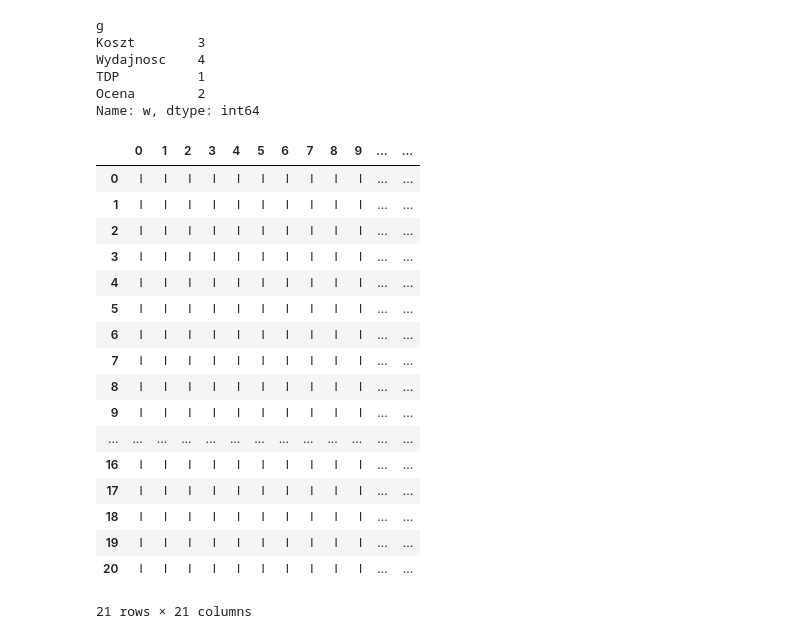
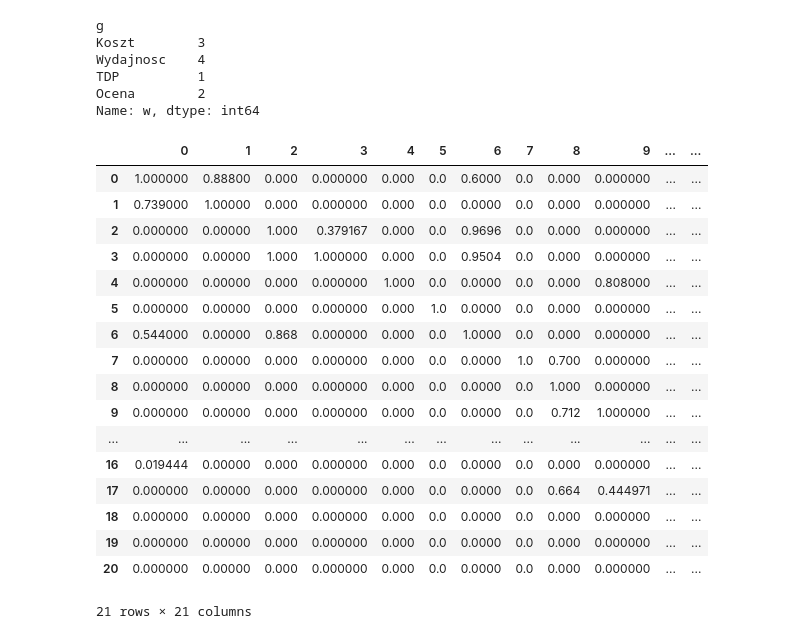
Before and after one commit to maciej-wieczorek/ai, a Jupyter notebook: ISWD/lab/proj2/proj2-elec.ipynb, the cells around one changed output. Cells and saved outputs as stored; diff of their text form; code cells hidden in the pictures.

```diff
--- a/ISWD/lab/proj2/proj2-elec.ipynb
+++ b/ISWD/lab/proj2/proj2-elec.ipynb
@@ -336,43 +336,59 @@ def comprehensive_concordance_i(item1, item2, g, pref_info):
         return marginal_concordance_index_cost(g_a, g_b, q_a, p_a)
     else:
         return marginal_concordance_index_gain(g_a, g_b, q_a, p_a)
+# %%
+def marginal_discordance_i(item1, item2, g, pref_info):
+    g_a = item1[g]
+    g_b = item2[g]
+    p_a = pref_info['p'][g]
+    v_a = pref_info['v'][g]
+    if pref_info['cost_or_gain'][g] == 'c':
+        return marginal_discordance_index_cost(g_a, g_b, p_a, v_a)
+    else:
+        return marginal_discordance_index_gain(g_a, g_b, p_a, v_a)
 # %%
-comp_table = []
+out_cred_table = []
 
 for i in range(len(dataset)):
     item1 = dataset.iloc[i]
     row = []
     for j in range(len(dataset)):
         item2 = dataset.iloc[j]
         C = 0
         W = 0
+        D = []
         for g in pref_info.index:
             w = pref_info['w'][g]
             ci = comprehensive_concordance_i(item1, item2, g, pref_info)
+            D.append(marginal_discordance_i(item1, item2, g, pref_info))
             C += w * ci
             W += w
         C /= W
-        row.append(result)
-    comp_table.append(row)
+        out_cred = C
+        for di in D:
+            if di > C:
+                out_cred *= (1-di)/(1-C)
+        row.append(out_cred)
+    out_cred_table.append(row)
 
-comp_df = pd.DataFrame(comp_table)
-comp_df
+out_cred_df = pd.DataFrame(out_cred_table)
+out_cred_df
 # %% [output]
 |  | 0 | 1 | 2 | 3 | 4 | 5 | 6 | 7 | 8 | 9 | ... | ... |
-| 0 | I | I | I | I | I | I | I | I | I | I | ... | ... |
-| 1 | I | I | I | I | I | I | I | I | I | I | ... | ... |
-| 2 | I | I | I | I | I | I | I | I | I | I | ... | ... |
-| 3 | I | I | I | I | I | I | I | I | I | I | ... | ... |
-| 4 | I | I | I | I | I | I | I | I | I | I | ... | ... |
-| 5 | I | I | I | I | I | I | I | I | I | I | ... | ... |
-| 6 | I | I | I | I | I | I | I | I | I | I | ... | ... |
-| 7 | I | I | I | I | I | I | I | I | I | I | ... | ... |
-| 8 | I | I | I | I | I | I | I | I | I | I | ... | ... |
-| 9 | I | I | I | I | I | I | I | I | I | I | ... | ... |
+| 0 | 1.000000 | 0.88800 | 0.000 | 0.000000 | 0.000 | 0.0 | 0.6000 | 0.0 | 0.000 | 0.000000 | ... | ... |
+| 1 | 0.739000 | 1.00000 | 0.000 | 0.000000 | 0.000 | 0.0 | 0.0000 | 0.0 | 0.000 | 0.000000 | ... | ... |
+| 2 | 0.000000 | 0.00000 | 1.000 | 0.379167 | 0.000 | 0.0 | 0.9696 | 0.0 | 0.000 | 0.000000 | ... | ... |
+| 3 | 0.000000 | 0.00000 | 1.000 | 1.000000 | 0.000 | 0.0 | 0.9504 | 0.0 | 0.000 | 0.000000 | ... | ... |
+| 4 | 0.000000 | 0.00000 | 0.000 | 0.000000 | 1.000 | 0.0 | 0.0000 | 0.0 | 0.000 | 0.808000 | ... | ... |
+| 5 | 0.000000 | 0.00000 | 0.000 | 0.000000 | 0.000 | 1.0 | 0.0000 | 0.0 | 0.000 | 0.000000 | ... | ... |
+| 6 | 0.544000 | 0.00000 | 0.868 | 0.000000 | 0.000 | 0.0 | 1.0000 | 0.0 | 0.000 | 0.000000 | ... | ... |
+| 7 | 0.000000 | 0.00000 | 0.000 | 0.000000 | 0.000 | 0.0 | 0.0000 | 1.0 | 0.700 | 0.000000 | ... | ... |
+| 8 | 0.000000 | 0.00000 | 0.000 | 0.000000 | 0.000 | 0.0 | 0.0000 | 0.0 | 1.000 | 0.000000 | ... | ... |
+| 9 | 0.000000 | 0.00000 | 0.000 | 0.000000 | 0.000 | 0.0 | 0.0000 | 0.0 | 0.712 | 1.000000 | ... | ... |
 | ... | ... | ... | ... | ... | ... | ... | ... | ... | ... | ... | ... | ... |
-| 16 | I | I | I | I | I | I | I | I | I | I | ... | ... |
-| 17 | I | I | I | I | I | I | I | I | I | I | ... | ... |
-| 18 | I | I | I | I | I | I | I | I | I | I | ... | ... |
-| 19 | I | I | I | I | I | I | I | I | I | I | ... | ... |
-| 20 | I | I | I | I | I | I | I | I | I | I | ... | ... |
+| 16 | 0.019444 | 0.00000 | 0.000 | 0.000000 | 0.000 | 0.0 | 0.0000 | 0.0 | 0.000 | 0.000000 | ... | ... |
+| 17 | 0.000000 | 0.00000 | 0.000 | 0.000000 | 0.000 | 0.0 | 0.0000 | 0.0 | 0.664 | 0.444971 | ... | ... |
+| 18 | 0.000000 | 0.00000 | 0.000 | 0.000000 | 0.000 | 0.0 | 0.0000 | 0.0 | 0.000 | 0.000000 | ... | ... |
+| 19 | 0.000000 | 0.00000 | 0.000 | 0.000000 | 0.000 | 0.0 | 0.0000 | 0.0 | 0.000 | 0.000000 | ... | ... |
+| 20 | 0.000000 | 0.00000 | 0.000 | 0.000000 | 0.000 | 0.0 | 0.0000 | 0.0 | 0.000 | 0.000000 | ... | ... |
 21 rows × 21 columns
```
